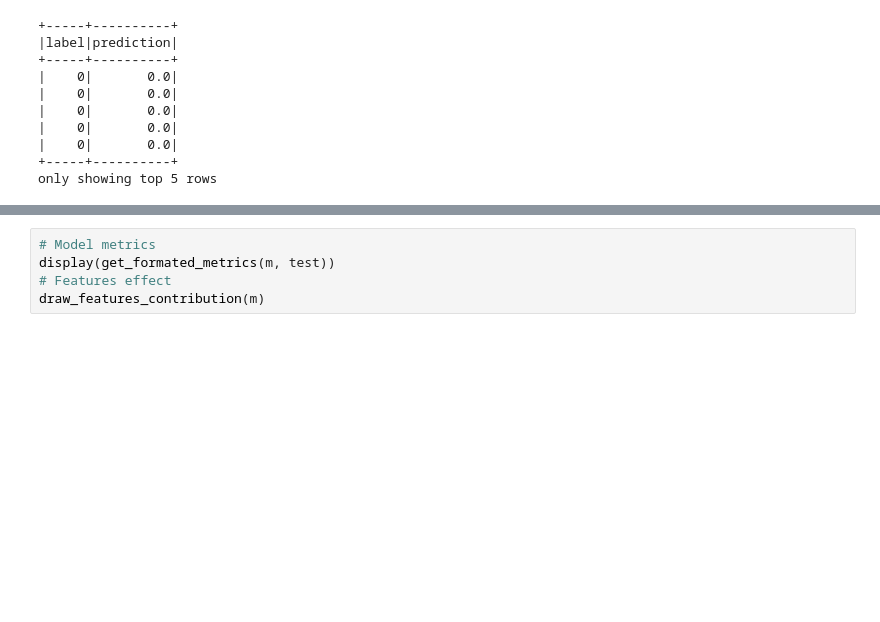
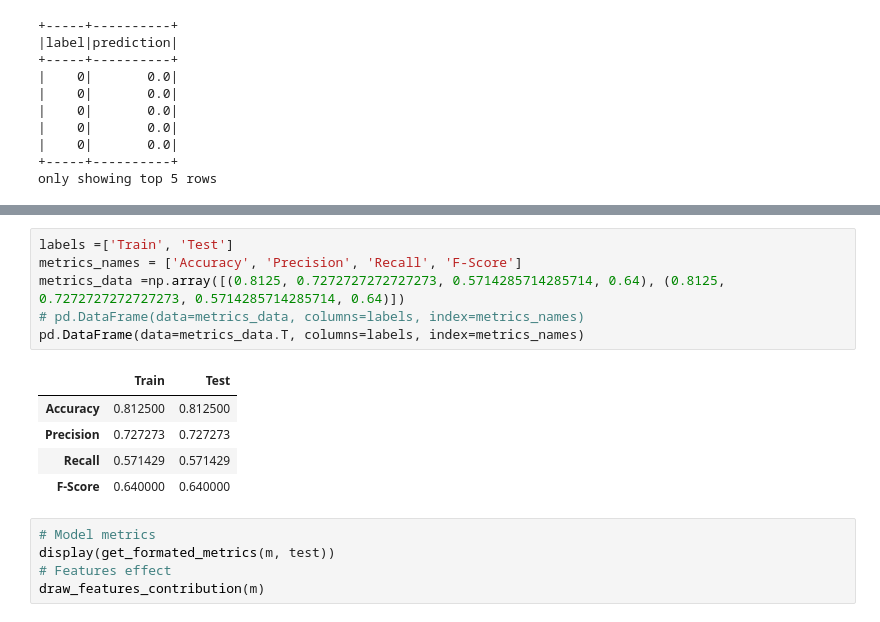
Before and after one commit to drnesr/Sparkify, a Jupyter notebook: Sparkify.ipynb, the cells around one changed output, grey strips where cells are left out. Drawn from its saved outputs; the diff is of its cells as text; blank space fills up the shorter version.

```diff
--- a/Sparkify.ipynb
+++ b/Sparkify.ipynb
@@ -1396,3 +1461,15 @@ only showing top 5 rows
+# %%
+labels =['Train', 'Test']
+metrics_names = ['Accuracy', 'Precision', 'Recall', 'F-Score']
+metrics_data =np.array([(0.8125, 0.7272727272727273, 0.5714285714285714, 0.64), (0.8125, 0.7272727272727273, 0.5714285714285714, 0.64)])
+# pd.DataFrame(data=metrics_data, columns=labels, index=metrics_names)
+pd.DataFrame(data=metrics_data.T, columns=labels, index=metrics_names)
+# %% [output]
+|  | Train | Test |
+| Accuracy | 0.812500 | 0.812500 |
+| Precision | 0.727273 | 0.727273 |
+| Recall | 0.571429 | 0.571429 |
+| F-Score | 0.640000 | 0.640000 |
 # %%
 # Model metrics
 display(get_formated_metrics(m, test))
```
Also changed, not shown: parts of 8 cells of this notebook.
